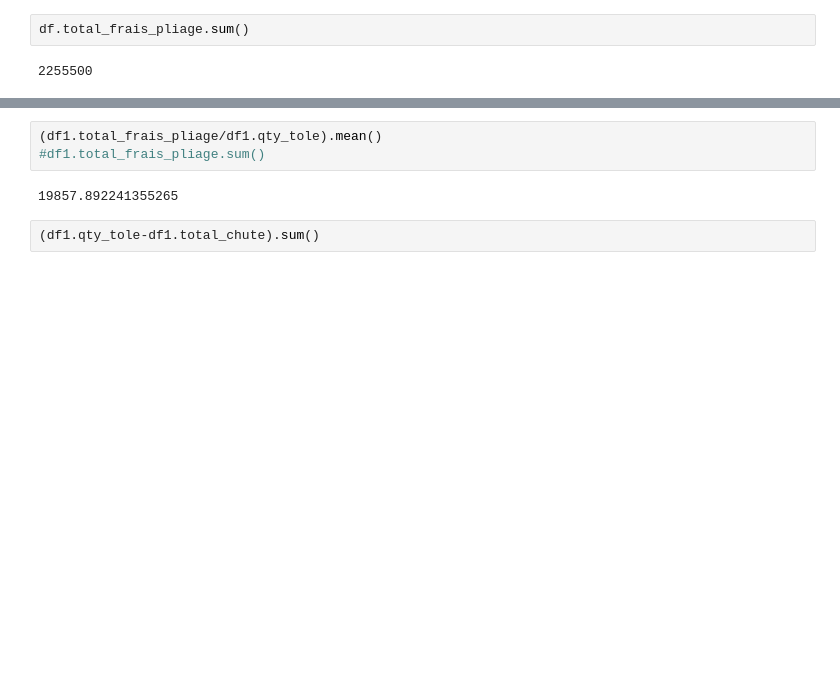
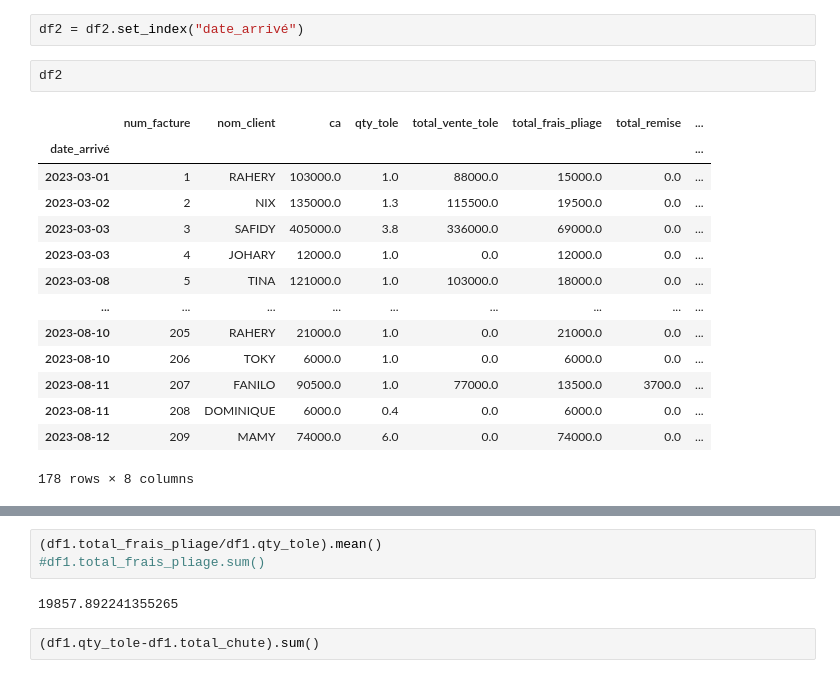
Before and after one commit to fav007/plitech, a Jupyter notebook: data_analysis.ipynb, the cells around one changed output, grey strips where cells are left out. Drawn from its saved outputs; the diff is of its cells as text; blank space fills up the shorter version.

```diff
--- a/data_analysis.ipynb
+++ b/data_analysis.ipynb
@@ -17,5 +24,20 @@ df1 = df.groupby(["nom_client","date_arrivé","heure_arrivé"]).agg({'num_factur
 df1['frais_pliage_by_tole'] = df.total_frais_pliage/df.qty_tole
-# %%
-df.total_frais_pliage.sum()
-# %% [output]
-2255500
+# %%
+df2 = df2.set_index("date_arrivé")
+# %%
+df2
+# %% [output]
+|  | num_facture | nom_client | ca | qty_tole | total_vente_tole | total_frais_pliage | total_remise | ... |
+| date_arrivé |  |  |  |  |  |  |  | ... |
+| 2023-03-01 | 1 | RAHERY | 103000.0 | 1.0 | 88000.0 | 15000.0 | 0.0 | ... |
+| 2023-03-02 | 2 | NIX | 135000.0 | 1.3 | 115500.0 | 19500.0 | 0.0 | ... |
+| 2023-03-03 | 3 | SAFIDY | 405000.0 | 3.8 | 336000.0 | 69000.0 | 0.0 | ... |
+| 2023-03-03 | 4 | JOHARY | 12000.0 | 1.0 | 0.0 | 12000.0 | 0.0 | ... |
+| 2023-03-08 | 5 | TINA | 121000.0 | 1.0 | 103000.0 | 18000.0 | 0.0 | ... |
+| ... | ... | ... | ... | ... | ... | ... | ... | ... |
+| 2023-08-10 | 205 | RAHERY | 21000.0 | 1.0 | 0.0 | 21000.0 | 0.0 | ... |
+| 2023-08-10 | 206 | TOKY | 6000.0 | 1.0 | 0.0 | 6000.0 | 0.0 | ... |
+| 2023-08-11 | 207 | FANILO | 90500.0 | 1.0 | 77000.0 | 13500.0 | 3700.0 | ... |
+| 2023-08-11 | 208 | DOMINIQUE | 6000.0 | 0.4 | 0.0 | 6000.0 | 0.0 | ... |
+| 2023-08-12 | 209 | MAMY | 74000.0 | 6.0 | 0.0 | 74000.0 | 0.0 | ... |
+178 rows × 8 columns
```
Also changed, not shown: parts of 15 cells of this notebook, 14 other files.
